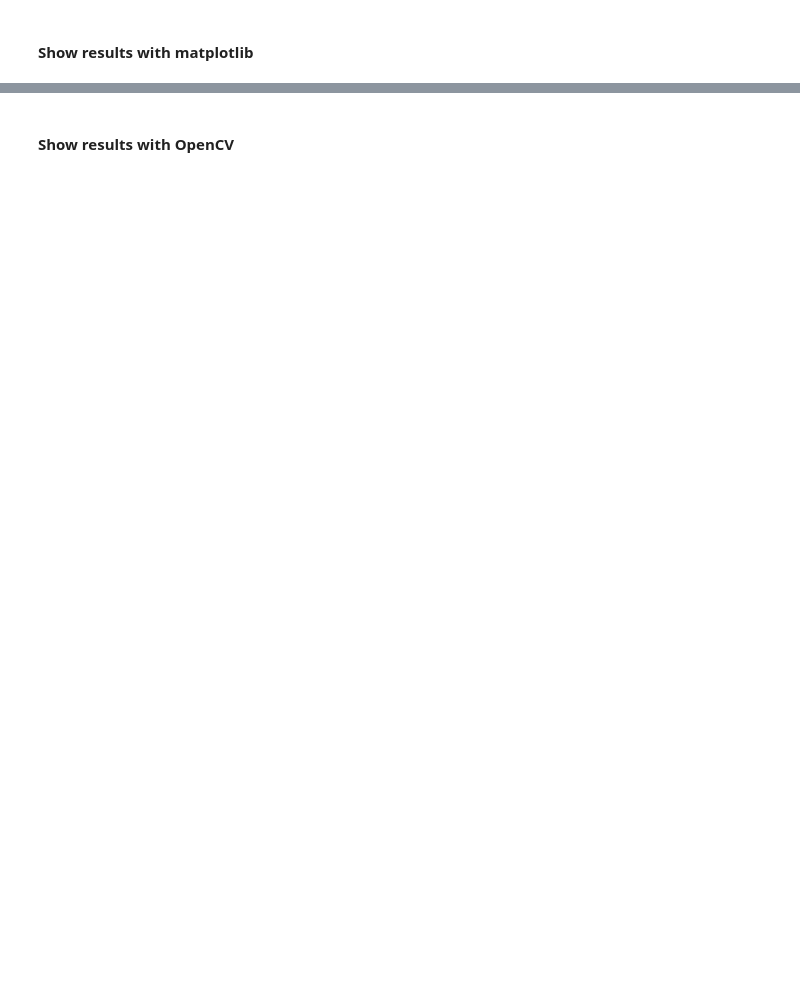
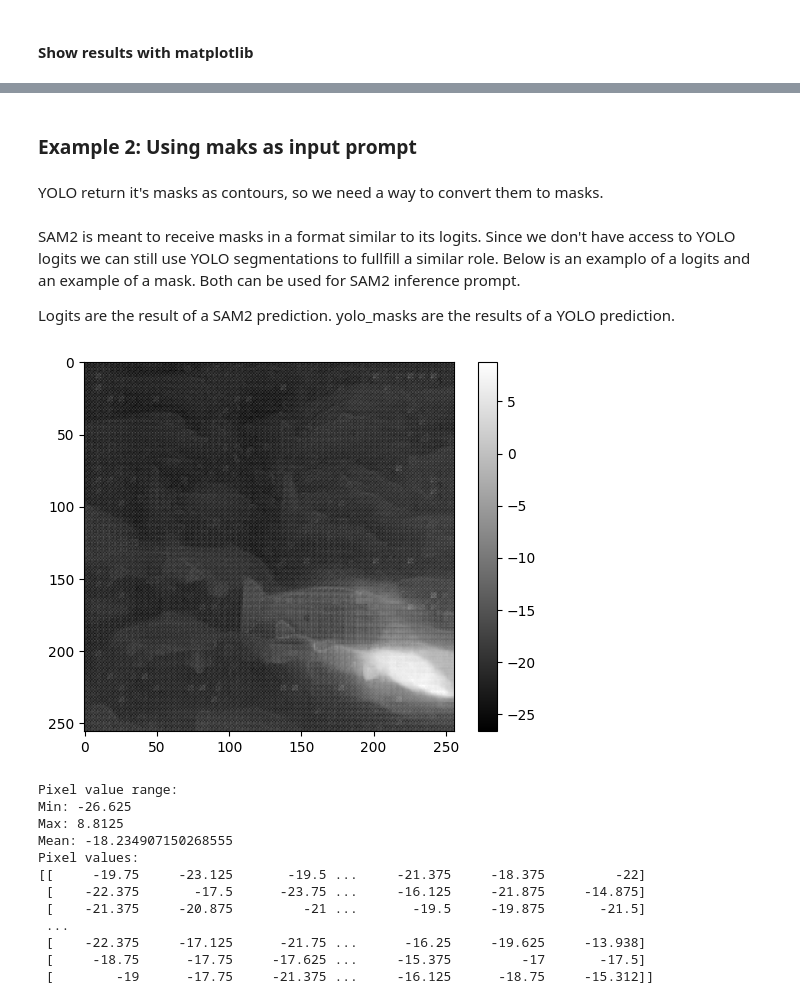
Before and after one commit to juliopchile/yolo-sam-2, a Jupyter notebook: prompt_image_prediction.ipynb, the cells around one changed output, grey strips where cells are left out. Cells and saved outputs as stored; diff of their text form; code cells hidden in the pictures; blank space fills up the shorter version.

```diff
--- a/prompt_image_prediction.ipynb
+++ b/prompt_image_prediction.ipynb
@@ -309,2 +175,0 @@ plt.show()
-# %% [markdown]
-#### Show results with OpenCV
@@ -318,0 +176,4 @@ cv2.destroyAllWindows()
+# %% [markdown]
+### Example 2: Using maks as input prompt
+# %% [markdown]
+YOLO return it's masks as contours, so we need a way to convert them to masks.
@@ -318,0 +214,37 @@ cv2.destroyAllWindows()
+# %% [markdown]
+SAM2 is meant to receive masks in a format similar to its logits. Since we don't have access to YOLO logits we can still use YOLO segmentations to fullfill a similar role. Below is an examplo of a logits and an example of a mask. Both can be used for SAM2 inference prompt.
+
+Logits are the result of a SAM2 prediction.
+yolo_masks are the results of a YOLO prediction.
+# %%
+# Assuming logits[9][0,:,:] is your image array
+image_array = logits[9][0,:,:]
+
+# Display the image
+plt.imshow(image_array, cmap='gray')  # You can use 'gray' colormap if it's grayscale
+plt.colorbar()  # Optional: To show a color bar indicating the magnitude
+plt.show()
+
+# Check pixel values
+print("Pixel value range:")
+print(f"Min: {np.min(image_array)}")
+print(f"Max: {np.max(image_array)}")
+print(f"Mean: {np.mean(image_array)}")
+
+# To print the array itself (if it's not too large)
+print("Pixel values:")
+print(image_array)
+# %% [output]
+[figure, added]
+Pixel value range:
+Min: -26.625
+Max: 8.8125
+Mean: -18.234907150268555
+Pixel values:
+[[     -19.75     -23.125       -19.5 ...     -21.375     -18.375         -22]
+ [    -22.375       -17.5      -23.75 ...     -16.125     -21.875     -14.875]
+ [    -21.375     -20.875         -21 ...       -19.5     -19.875       -21.5]
+ ...
+ [    -22.375     -17.125      -21.75 ...      -16.25     -19.625     -13.938]
+ [     -18.75      -17.75     -17.625 ...     -15.375         -17       -17.5]
+ [        -19      -17.75     -21.375 ...     -16.125      -18.75     -15.312]]
```
Also changed, not shown: parts of 44 cells of this notebook, 2 other files.
